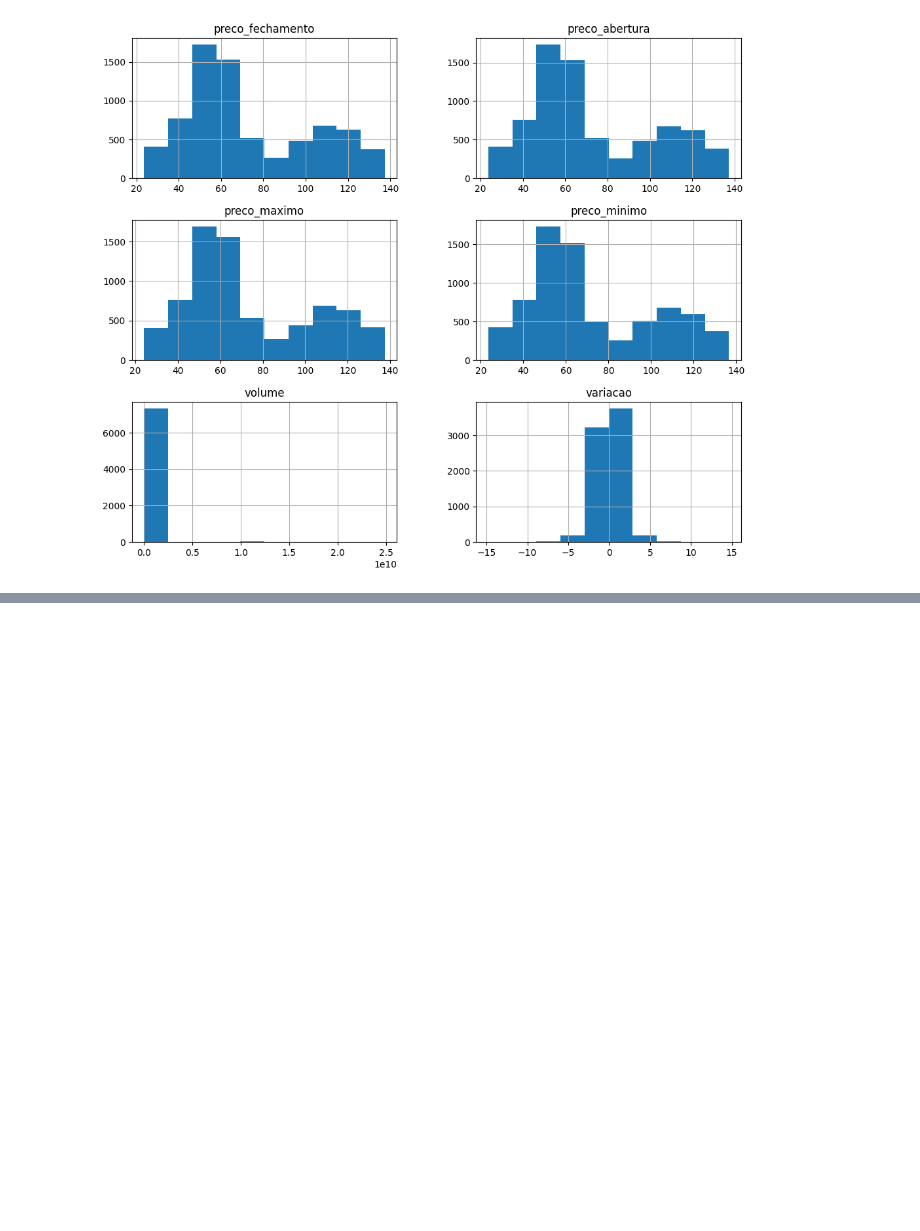
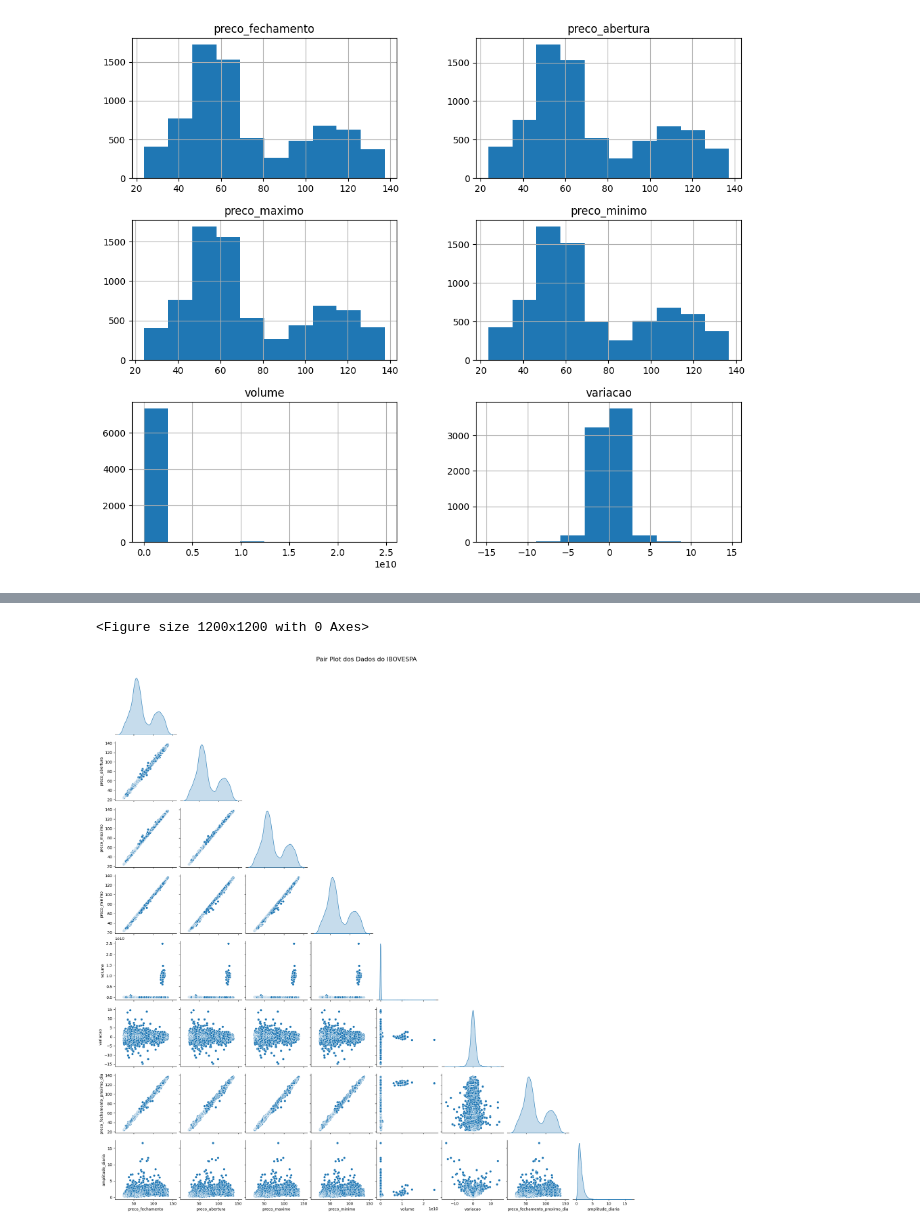
Before and after one commit to LohSilva/projeto_ibovespa, a Jupyter notebook: codigo/ibovespa.ipynb, the cells around one changed output, grey strips where cells are left out. Saved outputs shown, nothing was run; the diff lists cells and outputs as text; code cells hidden in the pictures; blank space fills up the shorter version.

```diff
--- a/codigo/ibovespa.ipynb
+++ b/codigo/ibovespa.ipynb
@@ -387,0 +507,9 @@ array([[<Axes: title={'center': 'preco_fechamento'}>,
+# %%
+#Usando pair plot para visualizar a relação entre as variáveis
+plt.figure(figsize=(12, 12))
+sb.pairplot(df_ibovespa, diag_kind='kde', corner=True)
+plt.suptitle('Pair Plot dos Dados do IBOVESPA', y=1.02, fontsize=16)
+plt.show()
+# %% [output]
+<Figure size 1200x1200 with 0 Axes>
+[figure, added]
```
Also changed, not shown: parts of 42 cells of this notebook.
